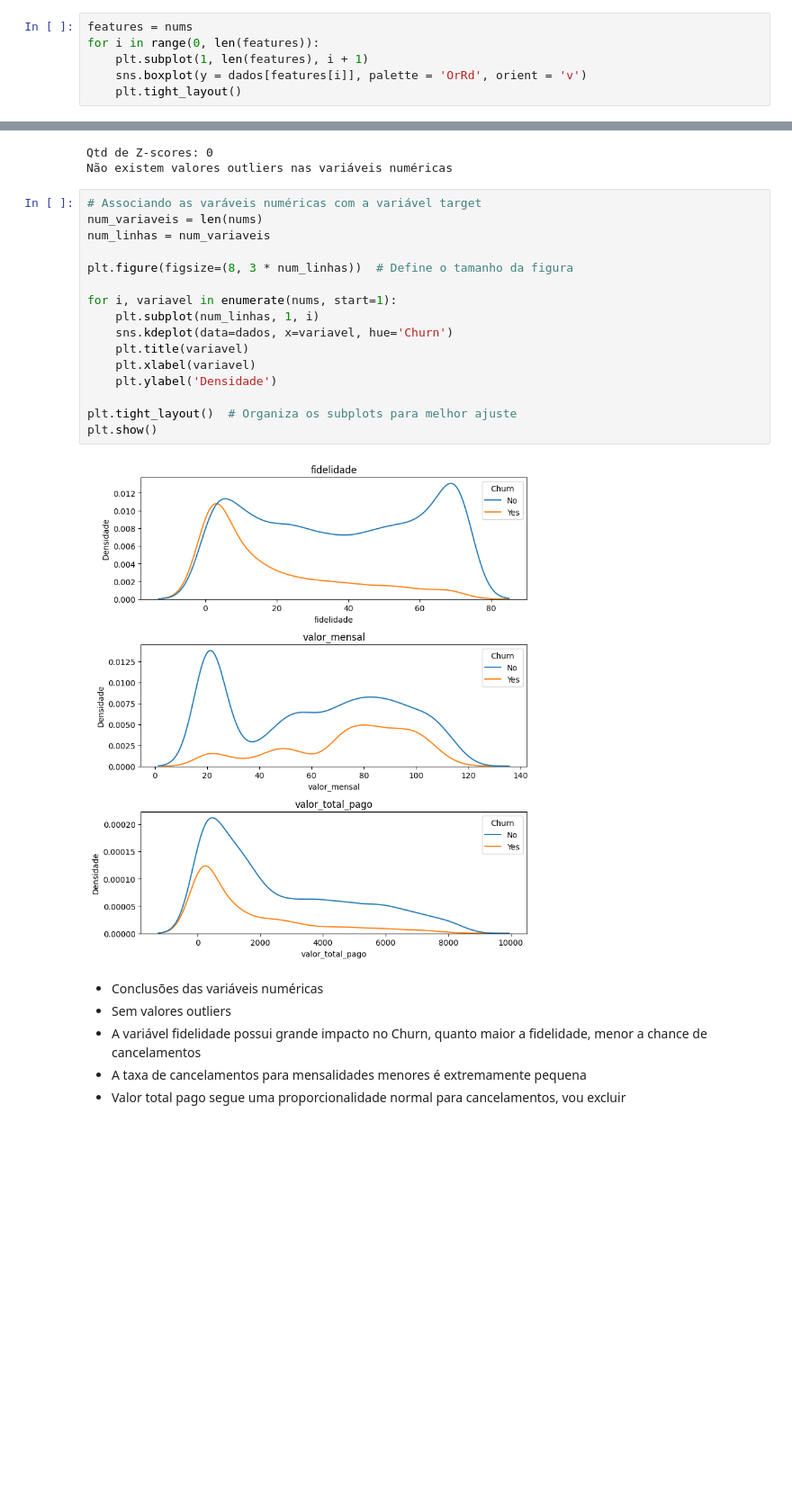
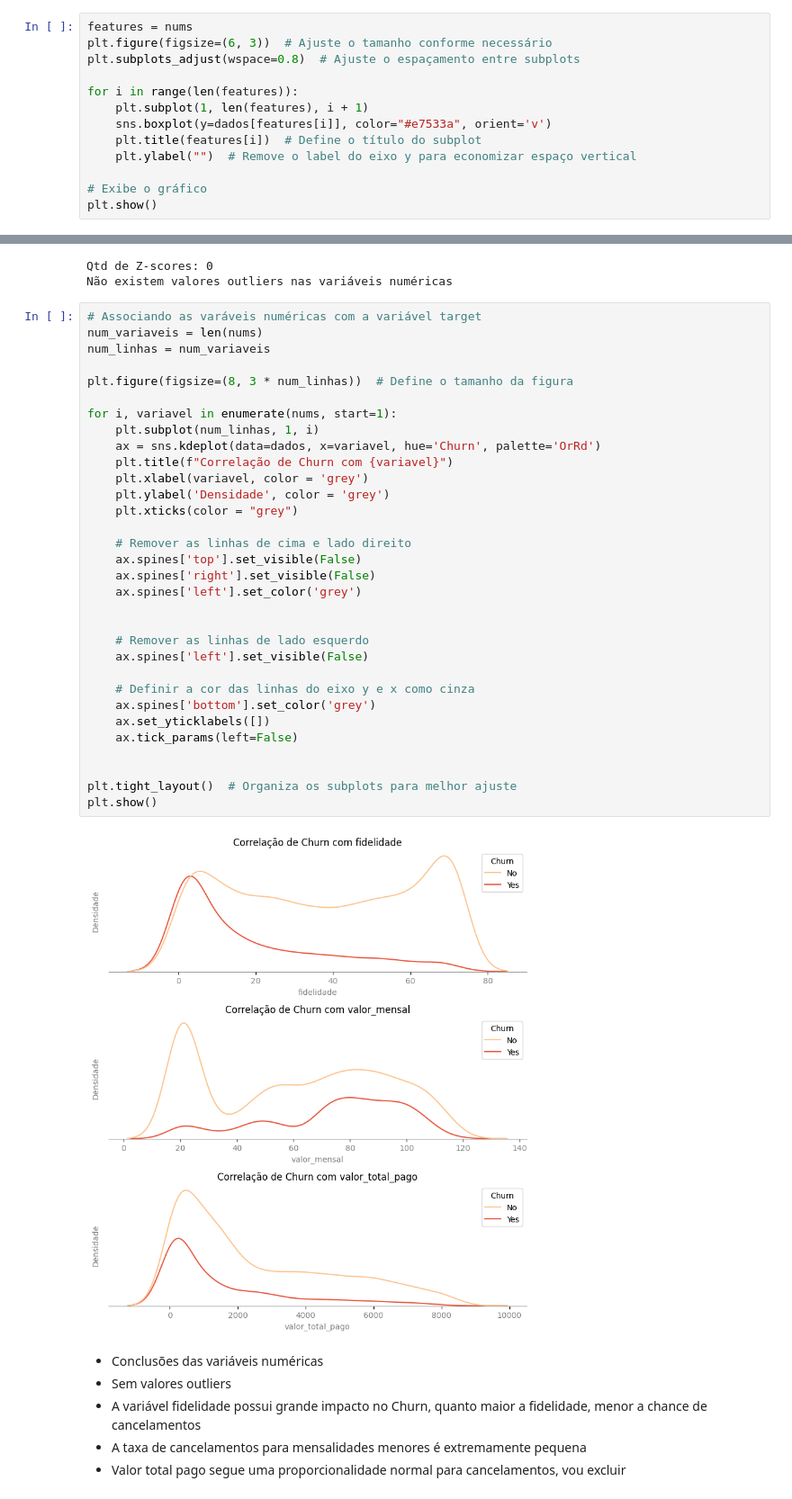
Before and after one commit to alyssonmontovanelli/analise_Previsao_Churn_teleComunicacoes, a Jupyter notebook: notebooks/01_Analise_Exploratoria.ipynb, the cells around one changed output, grey strips where cells are left out. Shown: that part at 90% size. Drawn from its saved outputs; the diff is of its cells as text; blank space fills up the shorter version.

```diff
--- a/notebooks/01_Analise_Exploratoria.ipynb
+++ b/notebooks/01_Analise_Exploratoria.ipynb
@@ -213,7 +221,14 @@ dados[nums].corr()
 # %%
 features = nums
-for i in range(0, len(features)):
+plt.figure(figsize=(6, 3))  # Ajuste o tamanho conforme necessário
+plt.subplots_adjust(wspace=0.8)  # Ajuste o espaçamento entre subplots
+
+for i in range(len(features)):
     plt.subplot(1, len(features), i + 1)
-    sns.boxplot(y = dados[features[i]], palette = 'OrRd', orient = 'v')
-    plt.tight_layout()
+    sns.boxplot(y=dados[features[i]], color="#e7533a", orient='v')
+    plt.title(features[i])  # Define o título do subplot
+    plt.ylabel("")  # Remove o label do eixo y para economizar espaço vertical
+
+# Exibe o gráfico
+plt.show()
 # %% [output]
@@ -236,21 +254,37 @@ Não existem valores outliers nas variáveis numéricas
 # %%
 # Associando as varáveis numéricas com a variável target
 num_variaveis = len(nums)
 num_linhas = num_variaveis
 
 plt.figure(figsize=(8, 3 * num_linhas))  # Define o tamanho da figura
 
 for i, variavel in enumerate(nums, start=1):
     plt.subplot(num_linhas, 1, i)
-    sns.kdeplot(data=dados, x=variavel, hue='Churn')
-    plt.title(variavel)
-    plt.xlabel(variavel)
-    plt.ylabel('Densidade')
+    ax = sns.kdeplot(data=dados, x=variavel, hue='Churn', palette='OrRd')
+    plt.title(f"Correlação de Churn com {variavel}")
+    plt.xlabel(variavel, color = 'grey')
+    plt.ylabel('Densidade', color = 'grey')
+    plt.xticks(color = "grey")
+
+    # Remover as linhas de cima e lado direito
+    ax.spines['top'].set_visible(False)
+    ax.spines['right'].set_visible(False)
+    ax.spines['left'].set_color('grey')
+
+
+    # Remover as linhas de lado esquerdo
+    ax.spines['left'].set_visible(False)
+
+    # Definir a cor das linhas do eixo y e x como cinza
+    ax.spines['bottom'].set_color('grey')
+    ax.set_yticklabels([])
+    ax.tick_params(left=False)
+
 
 plt.tight_layout()  # Organiza os subplots para melhor ajuste
 plt.show()
 # %% [output]
-[figure, old version]
+[figure, new version]
 # %% [markdown]
 - Conclusões das variáveis numéricas
  - Sem valores outliers
```
Also changed, not shown: parts of 13 cells of this notebook, 1 other file.
